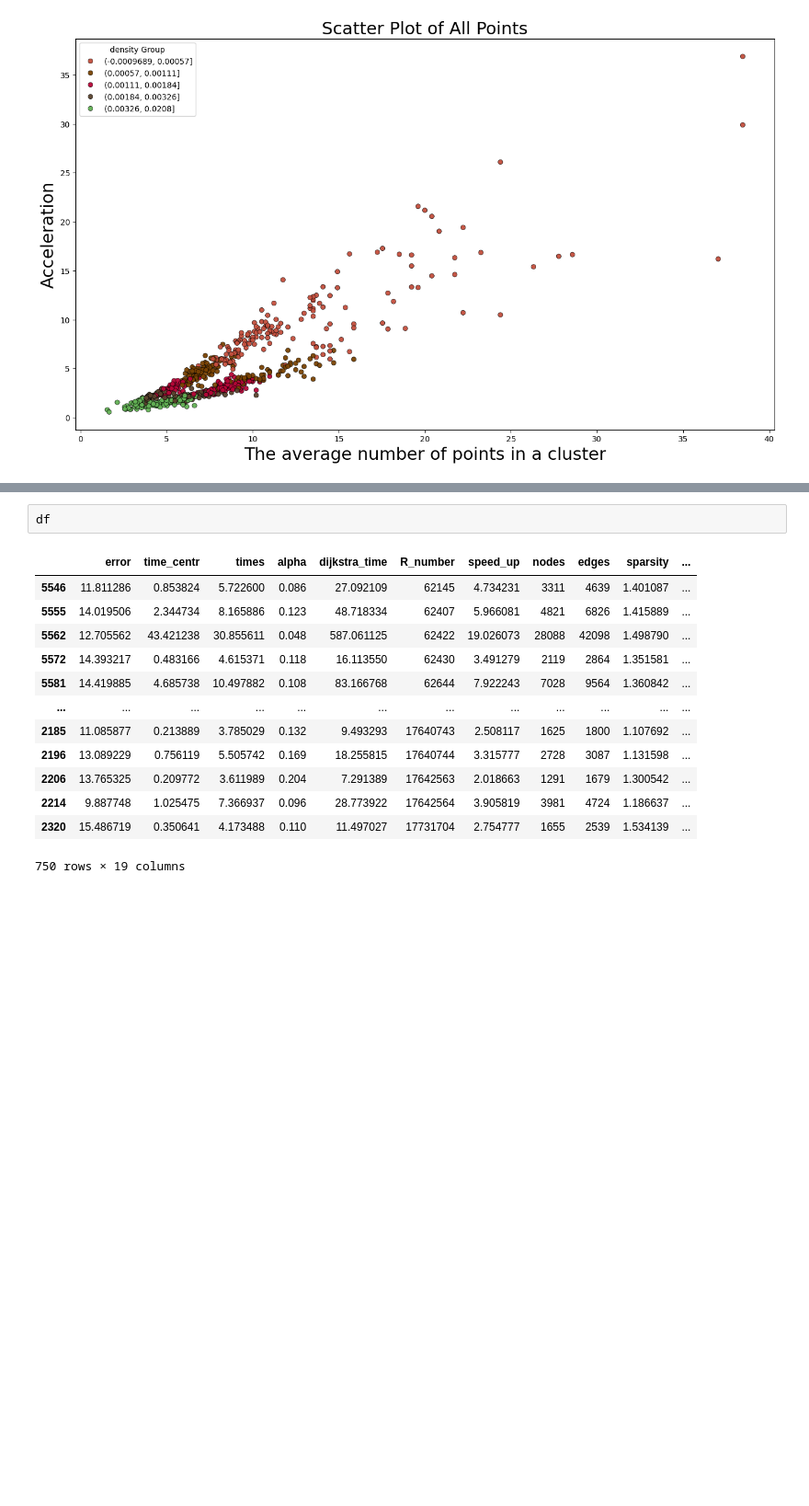
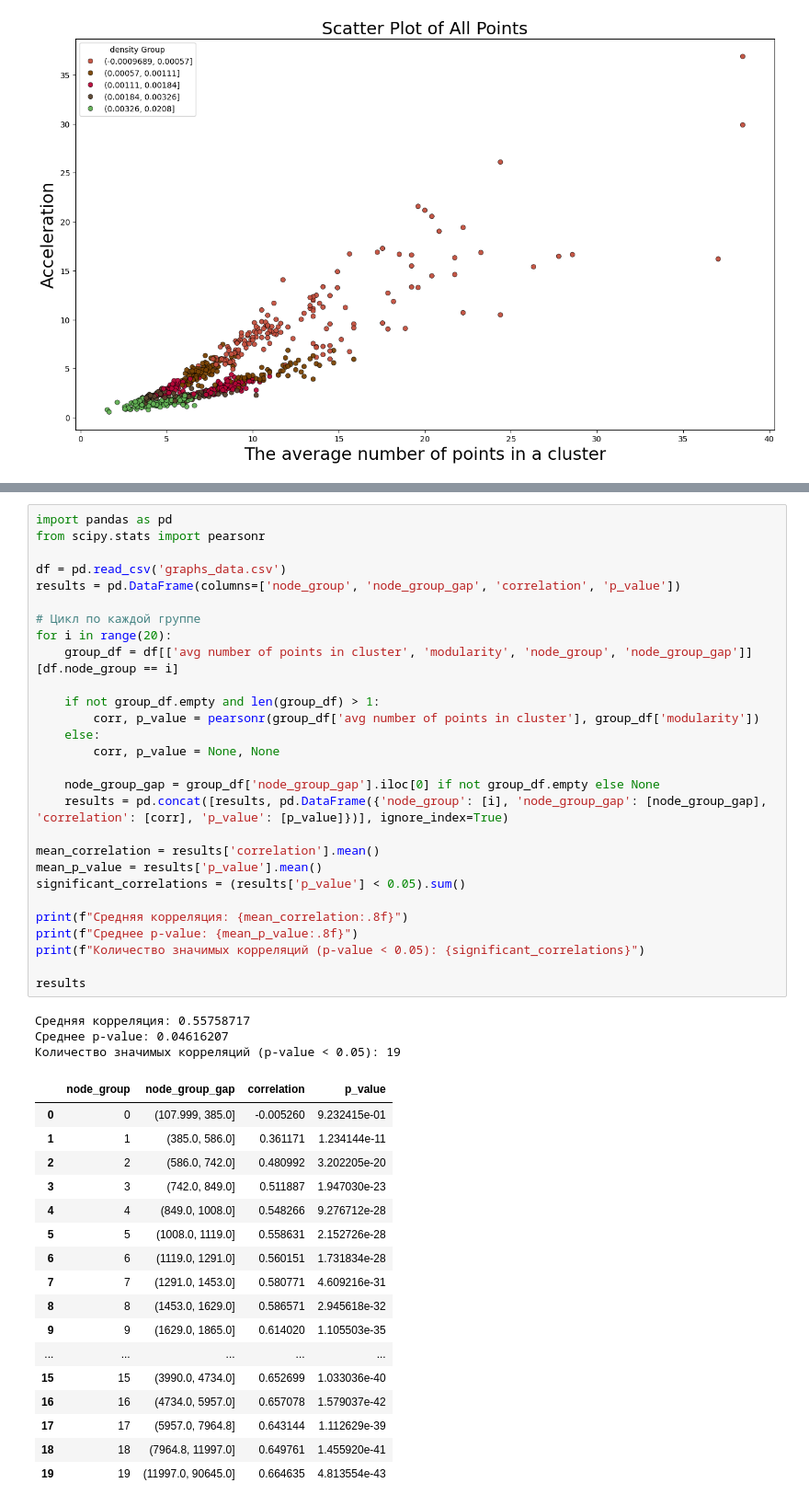
Before and after one commit to romanroff/tmp, a Jupyter notebook: main.ipynb, the cells around one changed output, grey strips where cells are left out. Shown: that part at 92% size. Saved outputs shown, nothing was run; the diff lists cells and outputs as text; blank space fills up the shorter version.

```diff
--- a/main.ipynb
+++ b/main.ipynb
@@ -724,16 +419,49 @@ plt.show()
-# %%
-df
-# %% [output]
-|  | error | time_centr | times | alpha | dijkstra_time | R_number | speed_up | nodes | edges | sparsity | ... |
-| 5546 | 11.811286 | 0.853824 | 5.722600 | 0.086 | 27.092109 | 62145 | 4.734231 | 3311 | 4639 | 1.401087 | ... |
-| 5555 | 14.019506 | 2.344734 | 8.165886 | 0.123 | 48.718334 | 62407 | 5.966081 | 4821 | 6826 | 1.415889 | ... |
-| 5562 | 12.705562 | 43.421238 | 30.855611 | 0.048 | 587.061125 | 62422 | 19.026073 | 28088 | 42098 | 1.498790 | ... |
-| 5572 | 14.393217 | 0.483166 | 4.615371 | 0.118 | 16.113550 | 62430 | 3.491279 | 2119 | 2864 | 1.351581 | ... |
-| 5581 | 14.419885 | 4.685738 | 10.497882 | 0.108 | 83.166768 | 62644 | 7.922243 | 7028 | 9564 | 1.360842 | ... |
-| ... | ... | ... | ... | ... | ... | ... | ... | ... | ... | ... | ... |
-| 2185 | 11.085877 | 0.213889 | 3.785029 | 0.132 | 9.493293 | 17640743 | 2.508117 | 1625 | 1800 | 1.107692 | ... |
-| 2196 | 13.089229 | 0.756119 | 5.505742 | 0.169 | 18.255815 | 17640744 | 3.315777 | 2728 | 3087 | 1.131598 | ... |
-| 2206 | 13.765325 | 0.209772 | 3.611989 | 0.204 | 7.291389 | 17642563 | 2.018663 | 1291 | 1679 | 1.300542 | ... |
-| 2214 | 9.887748 | 1.025475 | 7.366937 | 0.096 | 28.773922 | 17642564 | 3.905819 | 3981 | 4724 | 1.186637 | ... |
-| 2320 | 15.486719 | 0.350641 | 4.173488 | 0.110 | 11.497027 | 17731704 | 2.754777 | 1655 | 2539 | 1.534139 | ... |
-750 rows × 19 columns
+# %%
+import pandas as pd
+from scipy.stats import pearsonr
+
+df = pd.read_csv('graphs_data.csv')
+results = pd.DataFrame(columns=['node_group', 'node_group_gap', 'correlation', 'p_value'])
+
+# Цикл по каждой группе
+for i in range(20):
+    group_df = df[['avg number of points in cluster', 'modularity', 'node_group', 'node_group_gap']][df.node_group == i]
+
+    if not group_df.empty and len(group_df) > 1:
+        corr, p_value = pearsonr(group_df['avg number of points in cluster'], group_df['modularity'])
+    else:
+        corr, p_value = None, None
+
+    node_group_gap = group_df['node_group_gap'].iloc[0] if not group_df.empty else None
+    results = pd.concat([results, pd.DataFrame({'node_group': [i], 'node_group_gap': [node_group_gap], 'correlation': [corr], 'p_value': [p_value]})], ignore_index=True)
+
+mean_correlation = results['correlation'].mean()
+mean_p_value = results['p_value'].mean()
+significant_correlations = (results['p_value'] < 0.05).sum()
+
+print(f"Средняя корреляция: {mean_correlation:.8f}")
+print(f"Среднее p-value: {mean_p_value:.8f}")
+print(f"Количество значимых корреляций (p-value < 0.05): {significant_correlations}")
+
+results
+# %% [output]
+Средняя корреляция: 0.55758717
+Среднее p-value: 0.04616207
+Количество значимых корреляций (p-value < 0.05): 19
+|  | node_group | node_group_gap | correlation | p_value |
+| 0 | 0 | (107.999, 385.0] | -0.005260 | 9.232415e-01 |
+| 1 | 1 | (385.0, 586.0] | 0.361171 | 1.234144e-11 |
+| 2 | 2 | (586.0, 742.0] | 0.480992 | 3.202205e-20 |
+| 3 | 3 | (742.0, 849.0] | 0.511887 | 1.947030e-23 |
+| 4 | 4 | (849.0, 1008.0] | 0.548266 | 9.276712e-28 |
+| 5 | 5 | (1008.0, 1119.0] | 0.558631 | 2.152726e-28 |
+| 6 | 6 | (1119.0, 1291.0] | 0.560151 | 1.731834e-28 |
+| 7 | 7 | (1291.0, 1453.0] | 0.580771 | 4.609216e-31 |
+| 8 | 8 | (1453.0, 1629.0] | 0.586571 | 2.945618e-32 |
+| 9 | 9 | (1629.0, 1865.0] | 0.614020 | 1.105503e-35 |
+| ... | ... | ... | ... | ... |
+| 15 | 15 | (3990.0, 4734.0] | 0.652699 | 1.033036e-40 |
+| 16 | 16 | (4734.0, 5957.0] | 0.657078 | 1.579037e-42 |
+| 17 | 17 | (5957.0, 7964.8] | 0.643144 | 1.112629e-39 |
+| 18 | 18 | (7964.8, 11997.0] | 0.649761 | 1.455920e-41 |
+| 19 | 19 | (11997.0, 90645.0] | 0.664635 | 4.813554e-43 |
```
Also changed, not shown: parts of 16 cells of this notebook, 1 other file.
